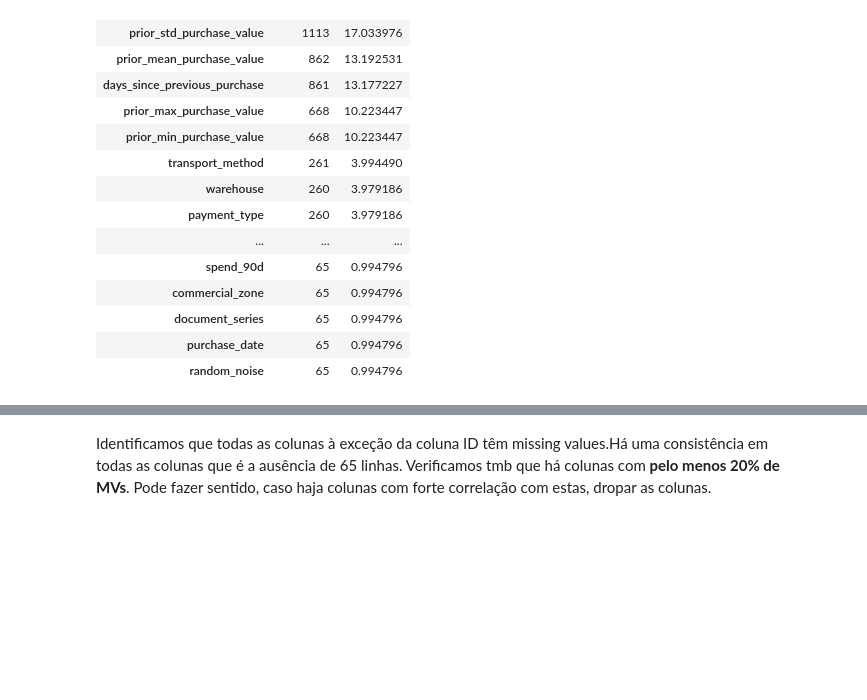
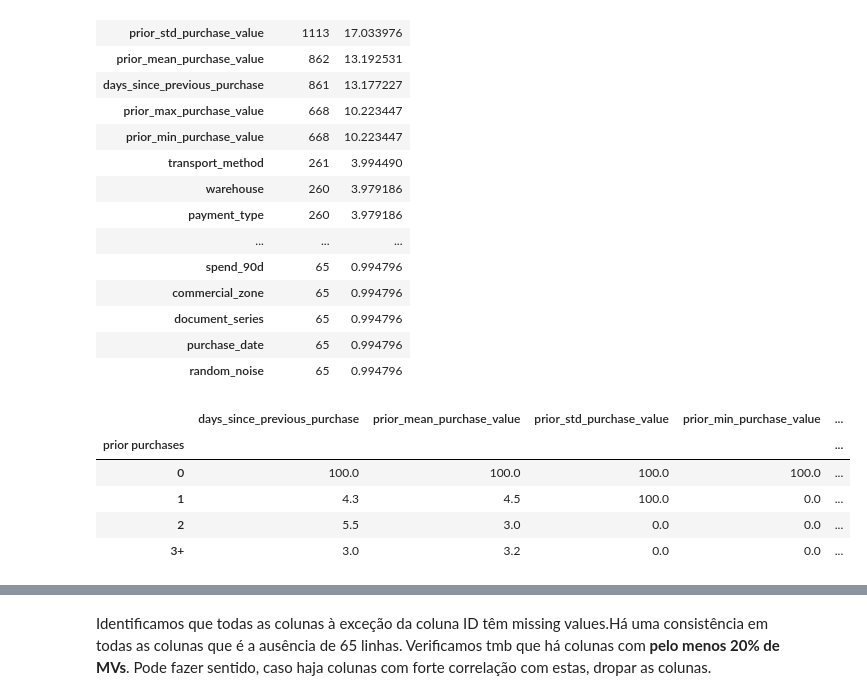
Before and after one commit to Martsnake/machine-learning, a Jupyter notebook: notebooks/Análise.ipynb, the cells around one changed output, grey strips where cells are left out. Cells and saved outputs as stored; diff of their text form; code cells hidden in the pictures; blank space fills up the shorter version.

```diff
--- a/notebooks/Análise.ipynb
+++ b/notebooks/Análise.ipynb
@@ -179,3 +188,20 @@ missing_values
 | document_series | 65 | 0.994796 |
 | purchase_date | 65 | 0.994796 |
 | random_noise | 65 | 0.994796 |
+# %%
+# Hypothesis 1: history columns are missing because the customer has (almost) no history.
+history_missing = ["days_since_previous_purchase", "prior_mean_purchase_value", "prior_std_purchase_value",
+                   "prior_min_purchase_value", "prior_mean_gap_days", "prior_std_gap_days"]
+prior_n = df_raw["prior_purchase_count"].clip(upper=3).map({0: "0", 1: "1", 2: "2", 3: "3+"})
+table = (df_raw[history_missing].isna()
+         .groupby(prior_n).mean().mul(100).round(1)
+         .assign(rows=prior_n.value_counts()))
+table.index.name = "prior purchases"
+table
+# %% [output]
+|  | days_since_previous_purchase | prior_mean_purchase_value | prior_std_purchase_value | prior_min_purchase_value | ... |
+| prior purchases |  |  |  |  | ... |
+| 0 | 100.0 | 100.0 | 100.0 | 100.0 | ... |
+| 1 | 4.3 | 4.5 | 100.0 | 0.0 | ... |
+| 2 | 5.5 | 3.0 | 0.0 | 0.0 | ... |
+| 3+ | 3.0 | 3.2 | 0.0 | 0.0 | ... |
```
Also changed, not shown: parts of 4 cells of this notebook.
